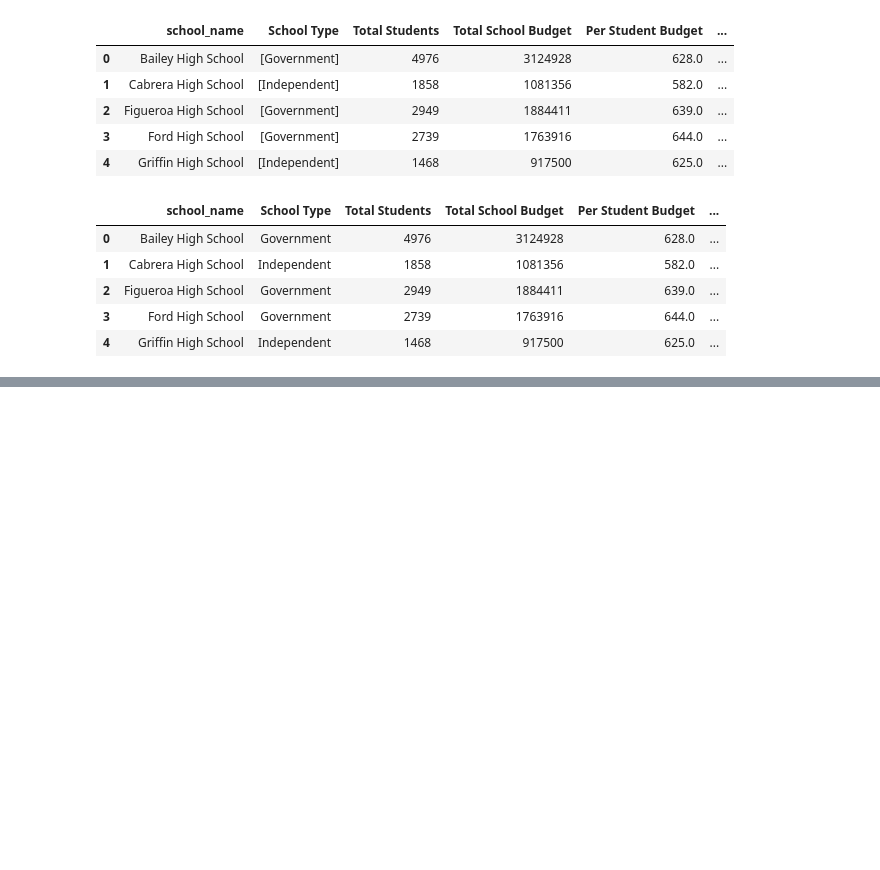
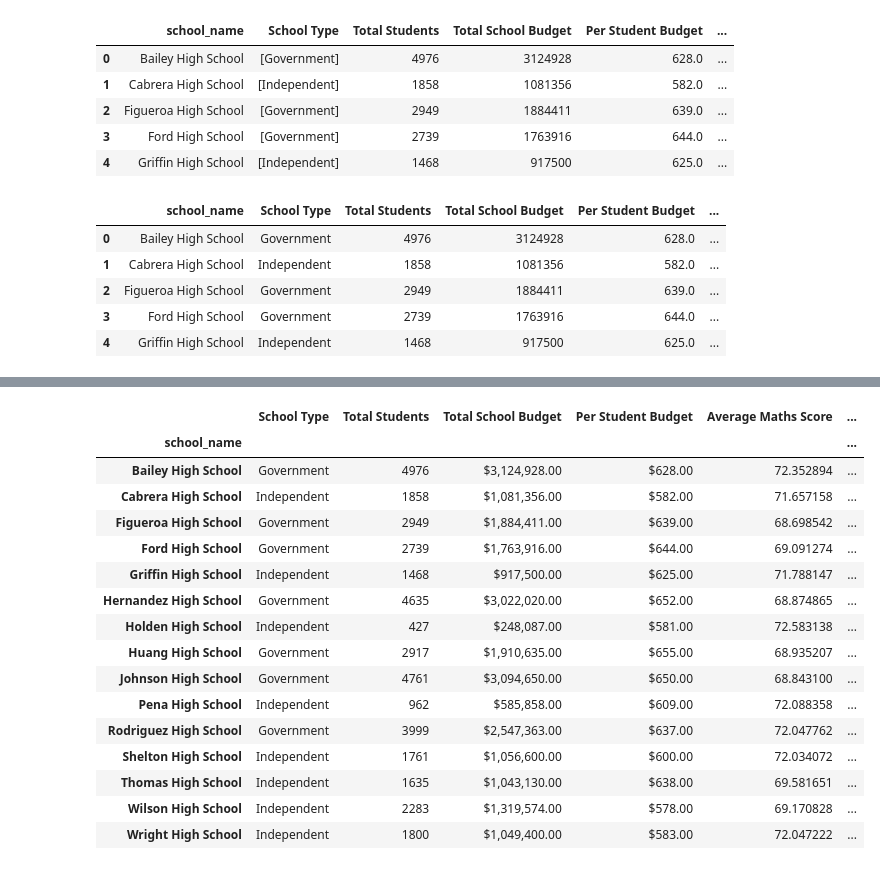
Before and after one commit to shanCH3n/pandas-challenge, a Jupyter notebook: PyCitySchools_MAIN.ipynb, the cells around one changed output, grey strips where cells are left out. Drawn from its saved outputs; the diff is of its cells as text; code cells hidden in the pictures; blank space fills up the shorter version.

```diff
--- a/PyCitySchools_MAIN.ipynb
+++ b/PyCitySchools_MAIN.ipynb
@@ -669,0 +684,26 @@ penu_summary2.head()
+# %%
+##Collte data into per_school_summary dataframe
+penu_summary3 = penu_summary2.groupby("school_name")
+per_school_summary = penu_summary3.first()
+# %%
+per_school_summary["Total School Budget"] = per_school_summary["Total School Budget"].astype(float).map("${:,.2f}".format)
+per_school_summary["Per Student Budget"] = per_school_summary["Per Student Budget"].astype(float).map("${:,.2f}".format)
+per_school_summary
+# %% [output]
+|  | School Type | Total Students | Total School Budget | Per Student Budget | Average Maths Score | ... |
+| school_name |  |  |  |  |  | ... |
+| Bailey High School | Government | 4976 | $3,124,928.00 | $628.00 | 72.352894 | ... |
+| Cabrera High School | Independent | 1858 | $1,081,356.00 | $582.00 | 71.657158 | ... |
+| Figueroa High School | Government | 2949 | $1,884,411.00 | $639.00 | 68.698542 | ... |
+| Ford High School | Government | 2739 | $1,763,916.00 | $644.00 | 69.091274 | ... |
+| Griffin High School | Independent | 1468 | $917,500.00 | $625.00 | 71.788147 | ... |
+| Hernandez High School | Government | 4635 | $3,022,020.00 | $652.00 | 68.874865 | ... |
+| Holden High School | Independent | 427 | $248,087.00 | $581.00 | 72.583138 | ... |
+| Huang High School | Government | 2917 | $1,910,635.00 | $655.00 | 68.935207 | ... |
+| Johnson High School | Government | 4761 | $3,094,650.00 | $650.00 | 68.843100 | ... |
+| Pena High School | Independent | 962 | $585,858.00 | $609.00 | 72.088358 | ... |
+| Rodriguez High School | Government | 3999 | $2,547,363.00 | $637.00 | 72.047762 | ... |
+| Shelton High School | Independent | 1761 | $1,056,600.00 | $600.00 | 72.034072 | ... |
+| Thomas High School | Independent | 1635 | $1,043,130.00 | $638.00 | 69.581651 | ... |
+| Wilson High School | Independent | 2283 | $1,319,574.00 | $578.00 | 69.170828 | ... |
+| Wright High School | Independent | 1800 | $1,049,400.00 | $583.00 | 72.047222 | ... |
```
Also changed, not shown: parts of 3 cells of this notebook.
